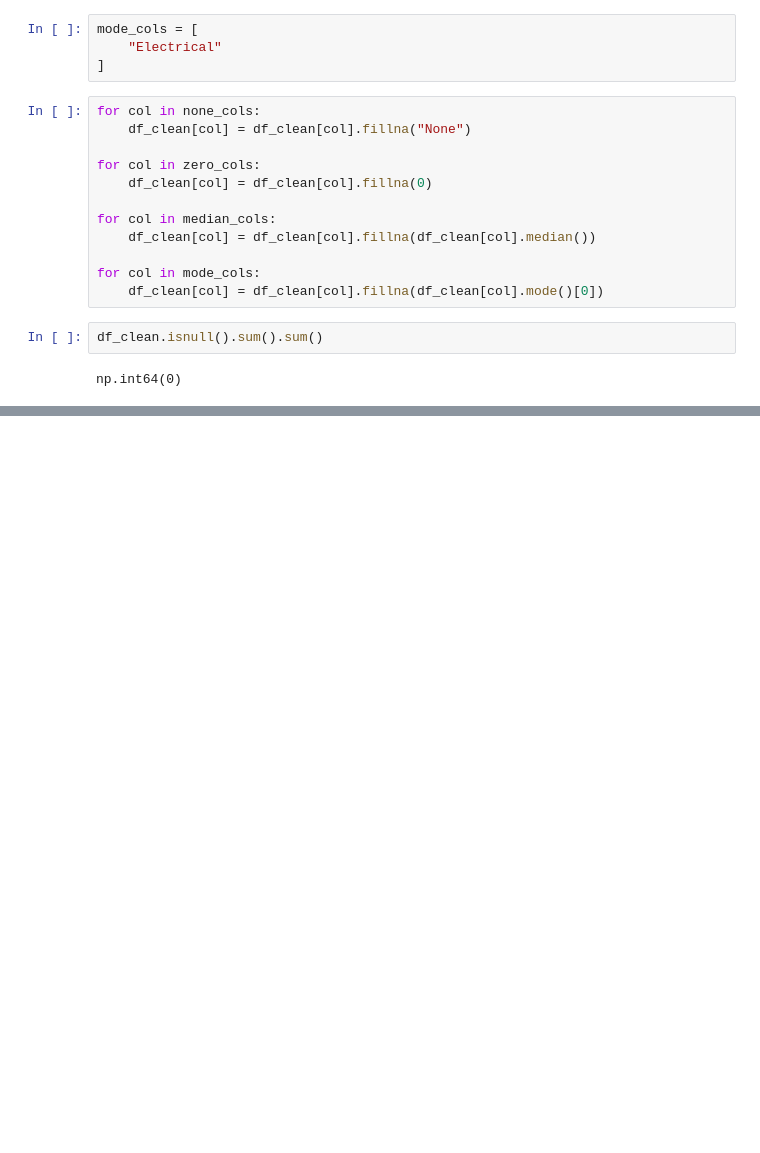
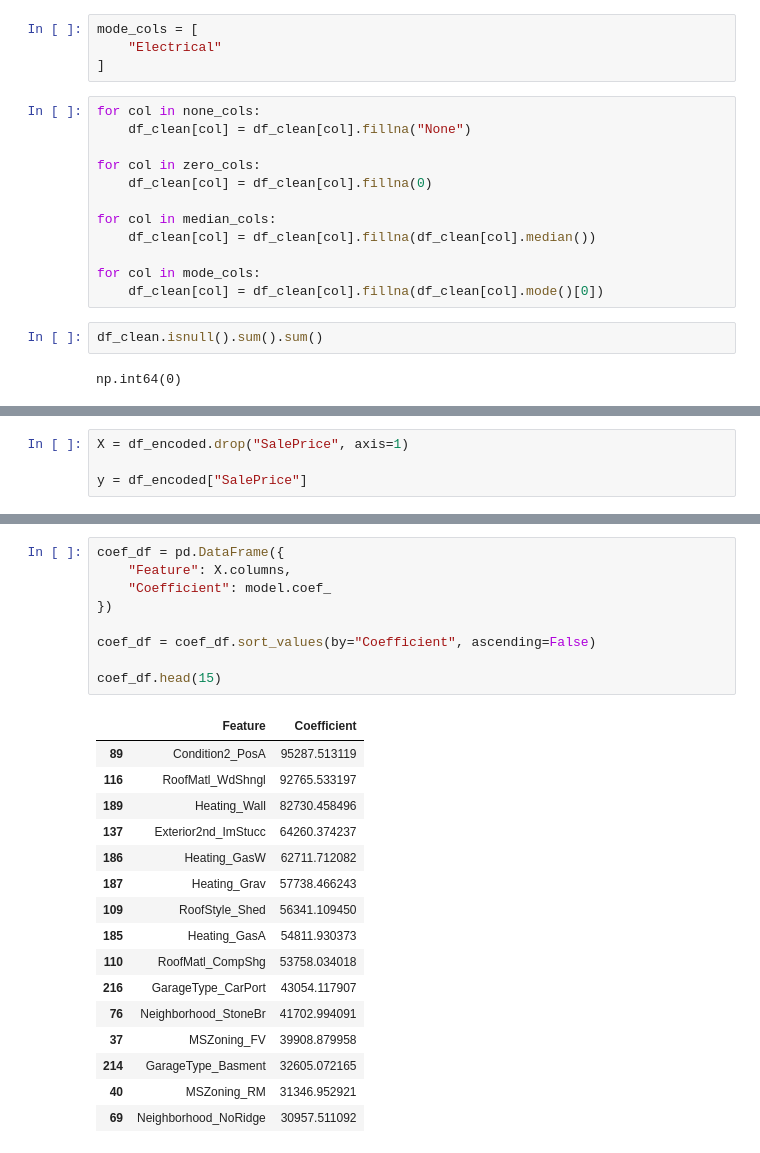
Before and after one commit to KolsawalaZuhair/house-price-prediction, a Jupyter notebook: notebook/House_Price_Prediction.ipynb, the cells around one changed output, grey strips where cells are left out. Saved outputs shown, nothing was run; the diff lists cells and outputs as text; blank space fills up the shorter version.

```diff
--- a/notebook/House_Price_Prediction.ipynb
+++ b/notebook/House_Price_Prediction.ipynb
@@ -352,0 +371,4 @@ np.int64(0)
+# %%
+X = df_encoded.drop("SalePrice", axis=1)
+
+y = df_encoded["SalePrice"]
@@ -352,0 +431,26 @@ np.int64(0)
+# %%
+coef_df = pd.DataFrame({
+    "Feature": X.columns,
+    "Coefficient": model.coef_
+})
+
+coef_df = coef_df.sort_values(by="Coefficient", ascending=False)
+
+coef_df.head(15)
+# %% [output]
+|  | Feature | Coefficient |
+| 89 | Condition2_PosA | 95287.513119 |
+| 116 | RoofMatl_WdShngl | 92765.533197 |
+| 189 | Heating_Wall | 82730.458496 |
+| 137 | Exterior2nd_ImStucc | 64260.374237 |
+| 186 | Heating_GasW | 62711.712082 |
+| 187 | Heating_Grav | 57738.466243 |
+| 109 | RoofStyle_Shed | 56341.109450 |
+| 185 | Heating_GasA | 54811.930373 |
+| 110 | RoofMatl_CompShg | 53758.034018 |
+| 216 | GarageType_CarPort | 43054.117907 |
+| 76 | Neighborhood_StoneBr | 41702.994091 |
+| 37 | MSZoning_FV | 39908.879958 |
+| 214 | GarageType_Basment | 32605.072165 |
+| 40 | MSZoning_RM | 31346.952921 |
+| 69 | Neighborhood_NoRidge | 30957.511092 |
```
Also changed, not shown: parts of 20 cells of this notebook, 5 other files.
